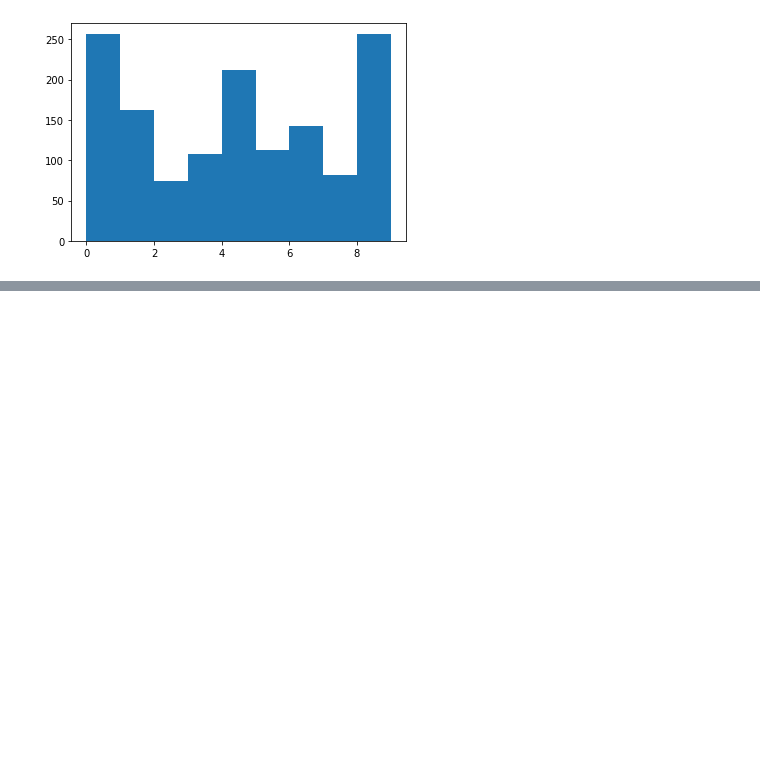
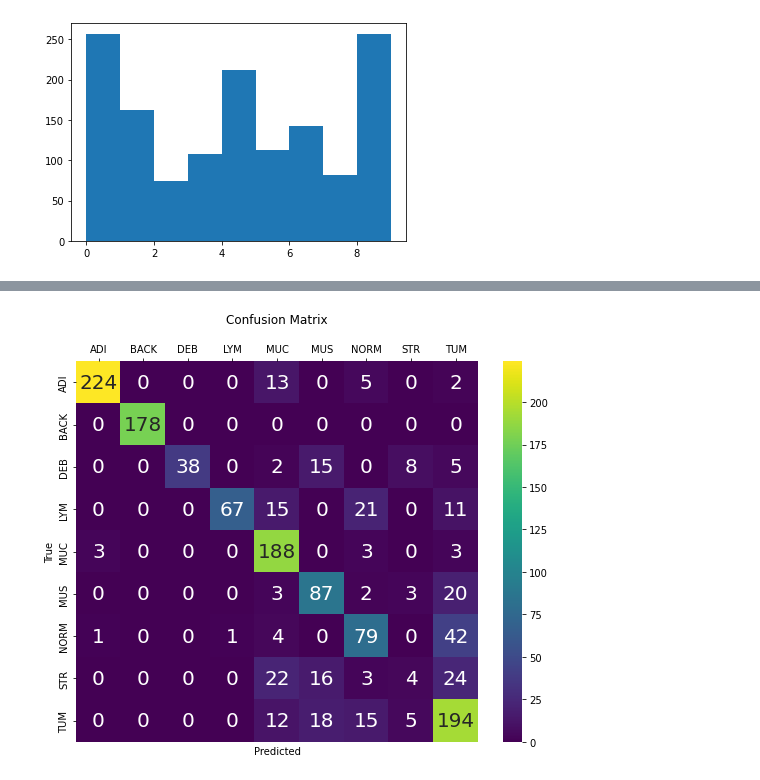
Before and after one commit to Maagnitude/CRC-slides-models, a Jupyter notebook: CRC_slides_models.ipynb, the cells around one changed output, grey strips where cells are left out. Drawn from its saved outputs; the diff is of its cells as text; code cells hidden in the pictures; blank space fills up the shorter version.

```diff
--- a/CRC_slides_models.ipynb
+++ b/CRC_slides_models.ipynb
@@ -79,3 +132,5 @@ Found 7180 files belonging to 9 classes.
+# %%
+num_classes= len(classes)
 # %% [markdown]
 ## **Παρακάτω οπτικοποιούμε τον αριθμό των αρχείων κάθε κατηγορίας στο σύνολο ανάπτυξης**.
 # %%
@@ -106,0 +214,15 @@ def cnn(num_classes):
+# %%
+def confusion_matrix(model, test_ds):
+    y_test = []
+    y_pred = []
+    for x_1, y_1 in test_ds:
+        y_pred_1 = model.predict(x_1)
+        y_test.append(y_1)
+        y_pred.append(y_pred_1)
+        y_true = np.concatenate(y_test)
+        y_p = np.concatenate(y_pred)
+        y_hat = tf.argmax(y_p, axis=1)
+        cm = tf.math.confusion_matrix(y_true, y_hat)
+    return cm, y_hat
+# %%
+cm, y_hat = confusion_matrix(model, test_ds)
@@ -106,0 +250,21 @@ def cnn(num_classes):
+# %%
+def heat_confmatrix (cm):
+
+  labels = classes
+
+  # Δίνουμε τα labels στον πίνακα
+  cm_plt = pd.DataFrame(cm, index = labels, columns = labels)
+
+  plt.subplots(figsize=(9, 7))
+
+  ax = sns.heatmap(cm_plt, cmap='viridis', annot=True, annot_kws={'size':20}, fmt="d")
+
+  ax.xaxis.tick_top()
+  ax.set_title("Confusion Matrix\n")
+  plt.ylabel('True')
+  plt.xlabel('Predicted')
+  plt.show()
+# %%
+heat_confmatrix(cm.numpy())
+# %% [output]
+[figure, added]
```
Also changed, not shown: parts of 16 cells of this notebook.
